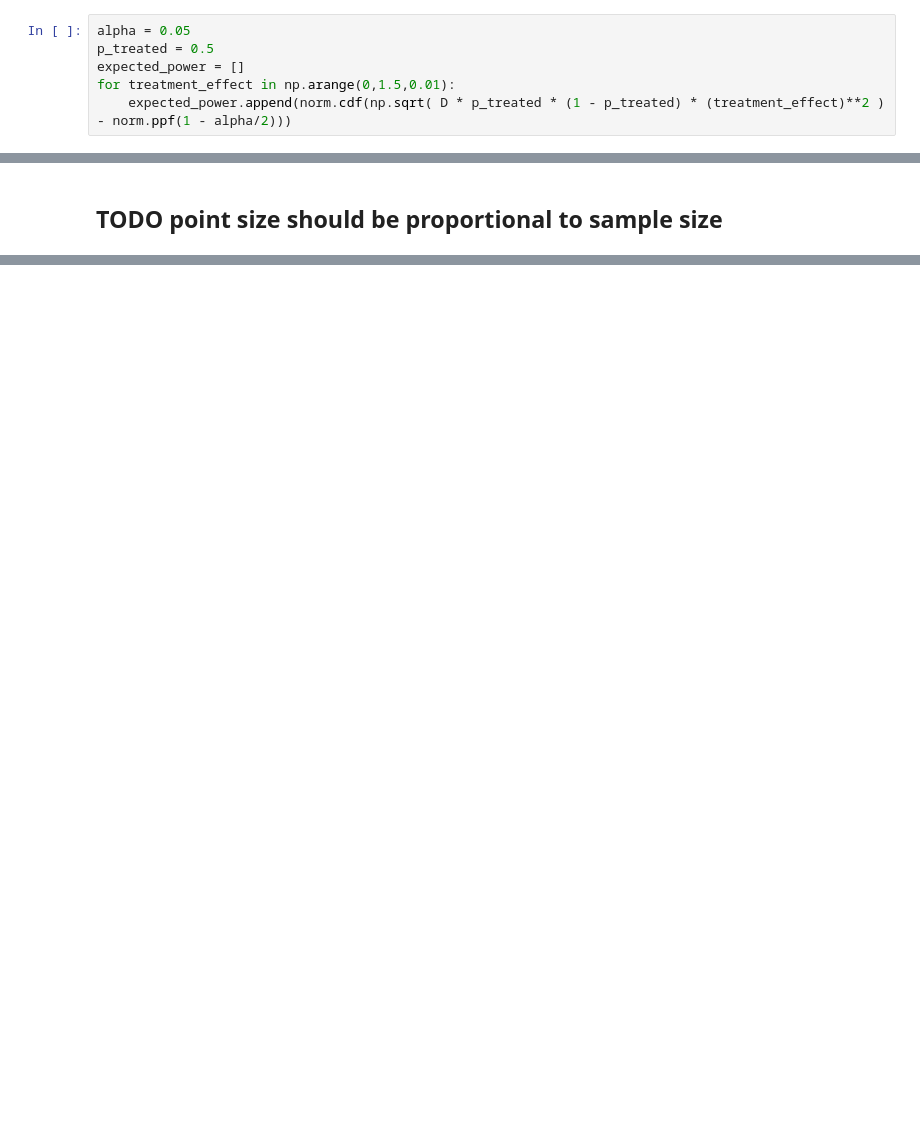
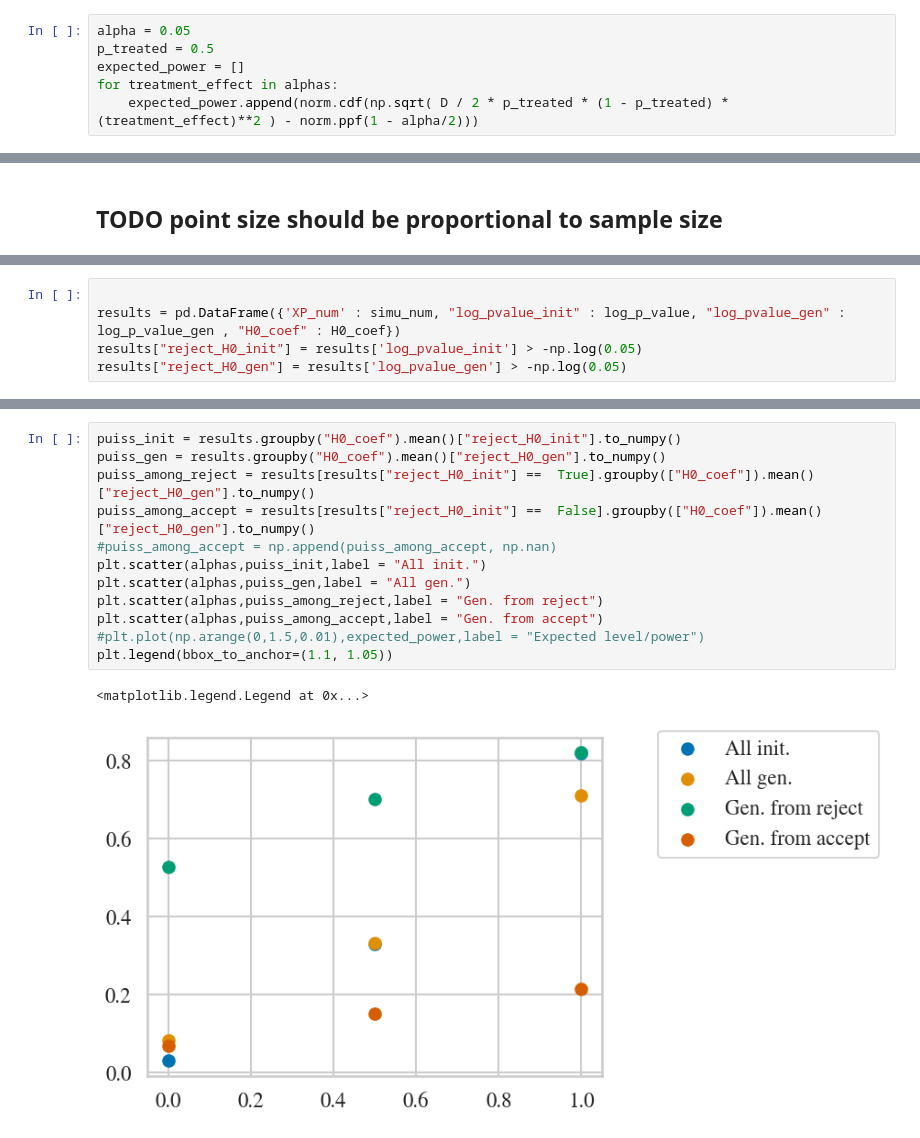
Before and after one commit to aguilloux/HI-VAE_Pytorch, a Jupyter notebook: simulation.ipynb, the cells around one changed output, grey strips where cells are left out. Cells and saved outputs as stored; diff of their text form; blank space fills up the shorter version.

Commit message:
simus

```diff
--- a/simulation.ipynb
+++ b/simulation.ipynb
@@ -329,8 +314,8 @@ results.to_csv("./dataset/" + dataset_name + "results_n_samples_" + str(n_sample
 alpha = 0.05
 p_treated = 0.5
 expected_power = []
-for treatment_effect in np.arange(0,1.5,0.01):
-    expected_power.append(norm.cdf(np.sqrt( D * p_treated * (1 - p_treated) * (treatment_effect)**2 ) - norm.ppf(1 - alpha/2)))
+for treatment_effect in alphas:
+    expected_power.append(norm.cdf(np.sqrt( D / 2 * p_treated * (1 - p_treated) * (treatment_effect)**2 ) - norm.ppf(1 - alpha/2)))
 # %%
 results[results["reject_H0_init"] ==  False].groupby(["H0_coef"]).mean()
 # %% [output]
@@ -358,0 +425,5 @@ plt.legend(bbox_to_anchor=(1.1, 1.05))
+# %%
+
+results = pd.DataFrame({'XP_num' : simu_num, "log_pvalue_init" : log_p_value, "log_pvalue_gen" : log_p_value_gen , "H0_coef" : H0_coef})
+results["reject_H0_init"] = results['log_pvalue_init'] > -np.log(0.05)
+results["reject_H0_gen"] = results['log_pvalue_gen'] > -np.log(0.05)
@@ -358,0 +438,15 @@ plt.legend(bbox_to_anchor=(1.1, 1.05))
+# %%
+puiss_init = results.groupby("H0_coef").mean()["reject_H0_init"].to_numpy()
+puiss_gen = results.groupby("H0_coef").mean()["reject_H0_gen"].to_numpy()
+puiss_among_reject = results[results["reject_H0_init"] ==  True].groupby(["H0_coef"]).mean()["reject_H0_gen"].to_numpy()
+puiss_among_accept = results[results["reject_H0_init"] ==  False].groupby(["H0_coef"]).mean()["reject_H0_gen"].to_numpy()
+#puiss_among_accept = np.append(puiss_among_accept, np.nan)
+plt.scatter(alphas,puiss_init,label = "All init.")
+plt.scatter(alphas,puiss_gen,label = "All gen.")
+plt.scatter(alphas,puiss_among_reject,label = "Gen. from reject")
+plt.scatter(alphas,puiss_among_accept,label = "Gen. from accept")
+#plt.plot(np.arange(0,1.5,0.01),expected_power,label = "Expected level/power")
+plt.legend(bbox_to_anchor=(1.1, 1.05))
+# %% [output]
+<matplotlib.legend.Legend at 0x...>
+[figure, added]
```
Also changed, not shown: parts of 20 cells of this notebook.
